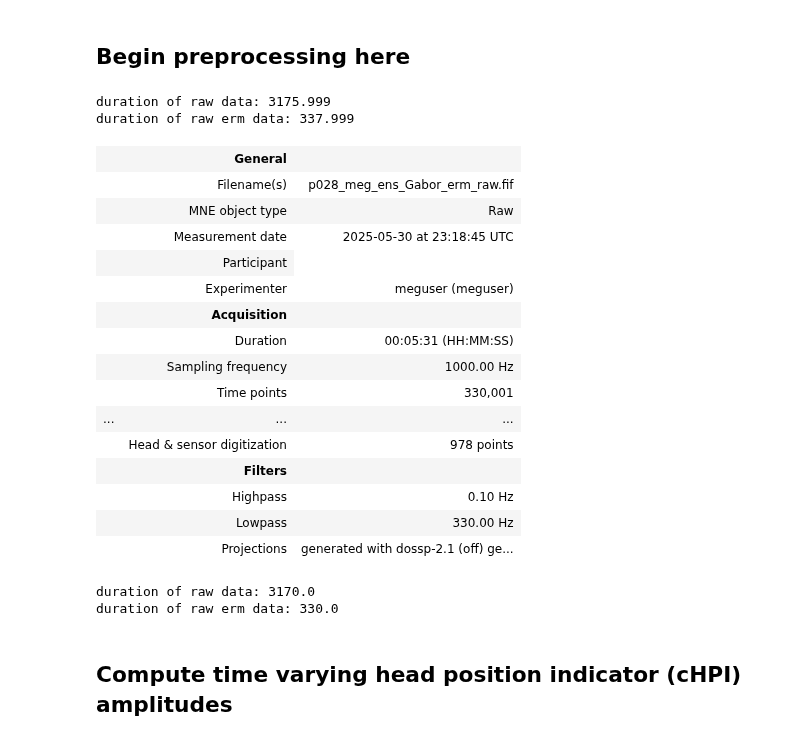
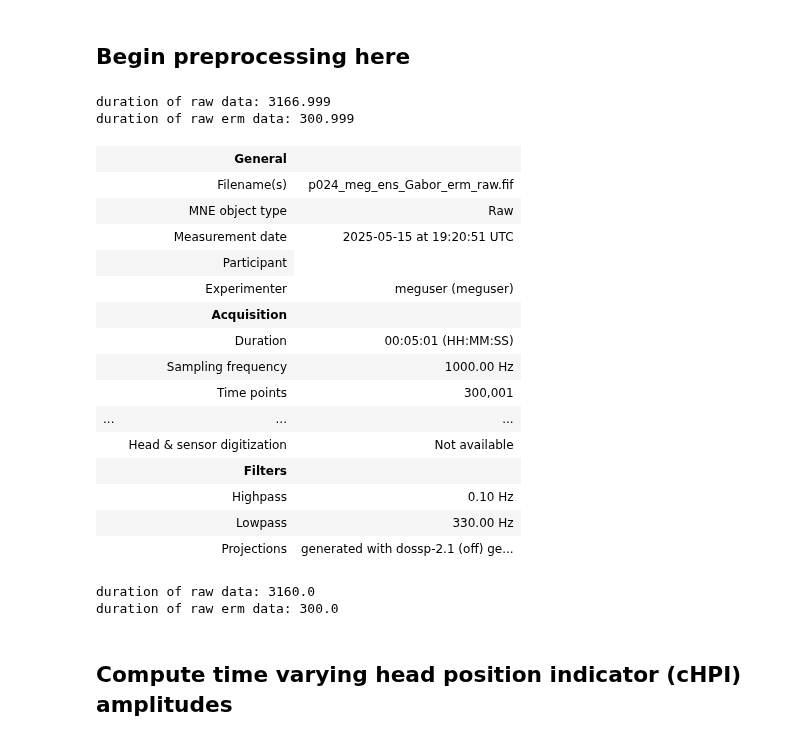
Before and after one commit to siddiskid/IMM-Lab, a Jupyter notebook: 1_GABOR_Preprocessing.ipynb, the cells around one changed output. Saved outputs shown, nothing was run; the diff lists cells and outputs as text; code cells hidden in the pictures.

Commit message:
prepro

```diff
--- a/1_GABOR_Preprocessing.ipynb
+++ b/1_GABOR_Preprocessing.ipynb
@@ -18,7 +18,7 @@ from mne.chpi import (compute_chpi_amplitudes, compute_chpi_locs, compute_head_p
 # Set pathway and doucment location
 s = 'p024'
 v = 'Final'
-path = f'/Users/siddarthchilukuri/Documents/IMM-Lab/Gabor_MEG/Prepro'
+path = f'/Users/immlab/Desktop/IMM-Lab/Gabor_MEG/Prepro'
 meg_dir = op.join(path, f'{s}_MEG_ENS_Gabor')
 # %%
 # Generate result folders
@@ -175,25 +176,25 @@ print("duration of raw data:", raw_duration)
 erm_duration = raw_erm.times[-1]
 print("duration of raw erm data:", erm_duration)
 # %% [output]
-duration of raw data: 3175.999
-duration of raw erm data: 337.999
+duration of raw data: 3166.999
+duration of raw erm data: 300.999
 # %%
 # Crop data such that it is divisible by tsss_dur (10)
-raw.crop(tmax=3170)
-raw_erm.crop(tmax=330)
+raw.crop(tmax=3160)
+raw_erm.crop(tmax=300)
 # %% [output]
 |  | General |  |
-|  | Filename(s) | p028_meg_ens_Gabor_erm_raw.fif |
+|  | Filename(s) | p024_meg_ens_Gabor_erm_raw.fif |
 |  | MNE object type | Raw |
-|  | Measurement date | 2025-05-30 at 23:18:45 UTC |
+|  | Measurement date | 2025-05-15 at 19:20:51 UTC |
 |  | Participant |
 |  | Experimenter | meguser (meguser) |
 |  | Acquisition |  |
-|  | Duration | 00:05:31 (HH:MM:SS) |
+|  | Duration | 00:05:01 (HH:MM:SS) |
 |  | Sampling frequency | 1000.00 Hz |
-|  | Time points | 330,001 |
+|  | Time points | 300,001 |
 | ... | ... | ... |
-|  | Head & sensor digitization | 978 points |
+|  | Head & sensor digitization | Not available |
 |  | Filters |  |
 |  | Highpass | 0.10 Hz |
 |  | Lowpass | 330.00 Hz |
@@ -205,8 +206,8 @@ print("duration of raw data:", raw_duration)
 erm_duration = raw_erm.times[-1]
 print("duration of raw erm data:", erm_duration)
 # %% [output]
-duration of raw data: 3170.0
-duration of raw erm data: 330.0
+duration of raw data: 3160.0
+duration of raw erm data: 300.0
 # %% [markdown]
 ## Compute time varying head position indicator (cHPI) amplitudes
 # %%
```
Also changed, not shown: parts of 6 cells of this notebook, 11 other files.
